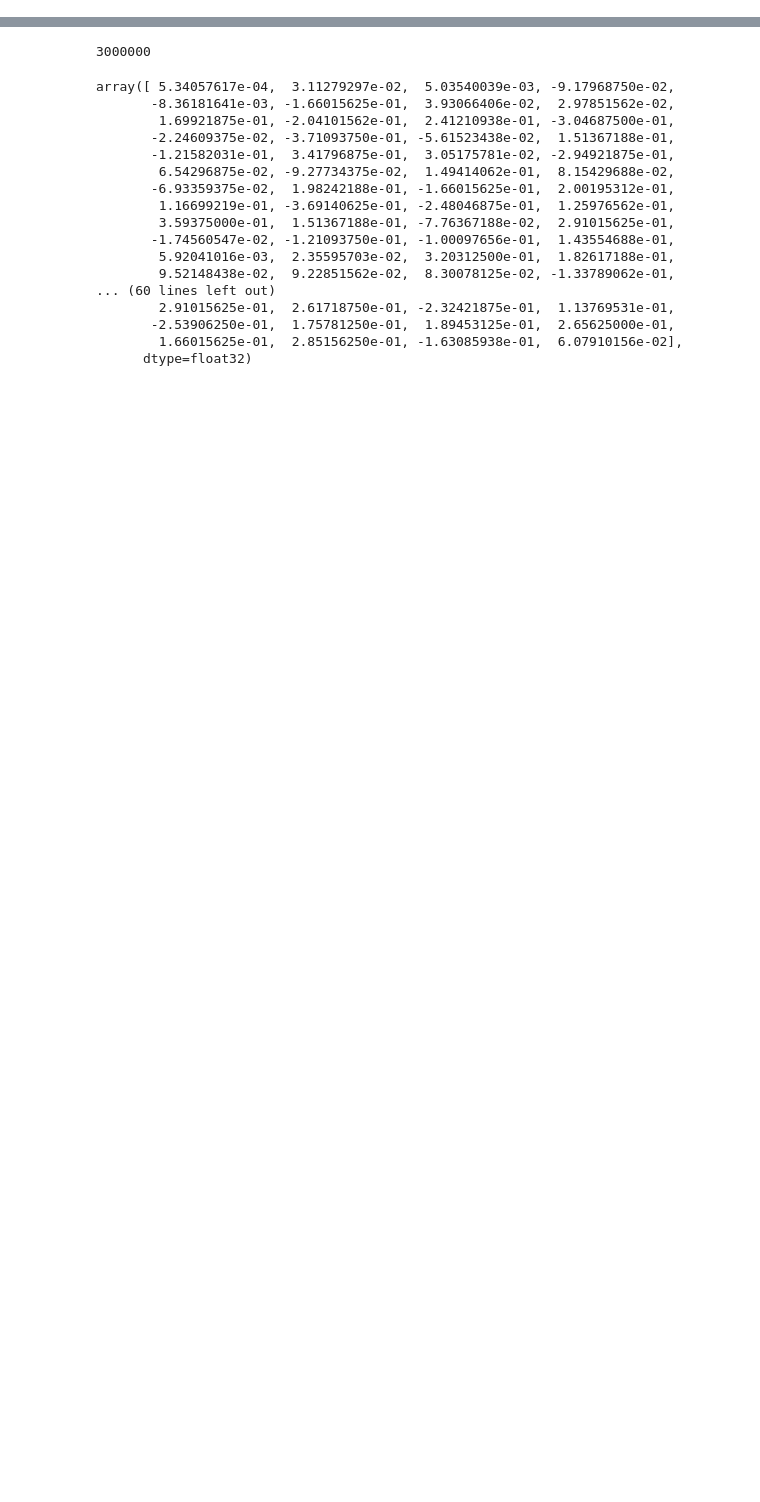
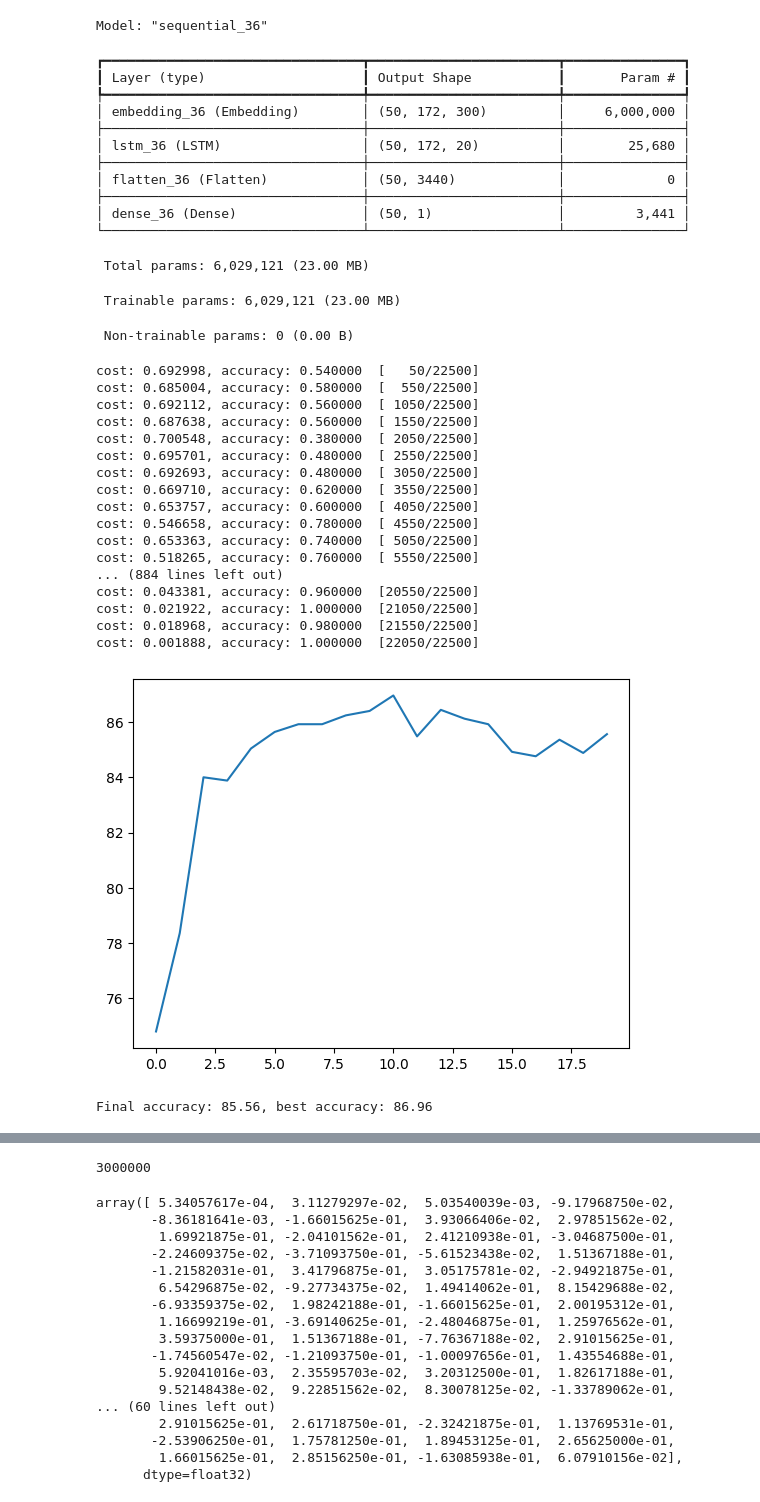
Before and after one commit to nwon24/nlp, a Jupyter notebook: W6/LSTM_WordEmbeddings.ipynb, the cells around one changed output, grey strips where cells are left out. Drawn from its saved outputs; the diff is of its cells as text; code cells hidden in the pictures; blank space fills up the shorter version.

Commit message:
Created using Colab - larger dataset

```diff
--- a/W6/LSTM_WordEmbeddings.ipynb
+++ b/W6/LSTM_WordEmbeddings.ipynb
@@ -20,12 +20,14 @@ import torch
 import torch.nn as nn
 from torch.utils.data import Dataset, DataLoader
 from gensim.models.keyedvectors import KeyedVectors
+import matplotlib.pyplot as plt
+
 
 device=torch.accelerator.current_accelerator().type if torch.accelerator.is_available() else "cpu"
 
-data=pd.read_csv("xaa",encoding="utf-8")
+data=pd.read_csv("xab",encoding="utf-8")
 
-word2vec_model = KeyedVectors.load_word2vec_format("drive/MyDrive/Colab Notebooks/GoogleNews-vectors-negative300.bin.gz", binary=True)
+word2vec_model = KeyedVectors.load_word2vec_format("drive/MyDrive/Colab Notebooks/GoogleNews-vectors-negative300.bin.gz", binary=True, limit=20000)
 #print(word2vec_model.get_index("the"))
 vect  = CountVectorizer(stop_words="english",max_df=0.7)
 #corpus = vect.fit_transform(data["text"])
@@ -65,9 +67,9 @@ def transform(text,vect):
 
 # print(corpus_vec)
 
-bsize=128
-epochs=4
-lr=1e-4
+bsize=50
+epochs=20
+lr=5e-4
 embed_dim=300
 
 class corpus(Dataset):
@@ -87,7 +89,7 @@ class lstm(nn.Module):
         self.hidden_size=hidden_size
         self.seq=seq
         self.rnn=True
-        self.lstm=nn.LSTM(input_size,hidden_size,batch_first=True,num_layers=1)
+        self.lstm=nn.LSTM(input_size,hidden_size,batch_first=True,num_layers=3)
         self.fc=nn.Linear(self.hidden_size*seq,1)
         #self.fc=nn.Linear(self.hidden_size,1)
         #self.embed=nn.Embedding(len(vect.vocabulary_),input_size)
@@ -133,12 +135,12 @@ class dense(nn.Module):
 vocab=len(vect.vocabulary_)
 Encoder = LabelEncoder()
 corpus_vec = transform(data["text"],vect)
-train_corpus_vec, test_corpus_vec, train_label, test_label = model_selection.train_test_split(corpus_vec,data["label"],test_size=0.2)
+train_corpus_vec, test_corpus_vec, train_label, test_label = model_selection.train_test_split(corpus_vec,data["label"],test_size=0.1)
 train_label = torch.from_numpy(Encoder.fit_transform(train_label)).float()
 test_label = torch.from_numpy(Encoder.fit_transform(test_label)).float()
 #train_corpus_vec = transform(train_corpus,vect)
 #test_corpus_vec = transform(test_corpus,vect)
-lstm_classifier=lstm(embed_dim,30,maxlen)
+lstm_classifier=lstm(embed_dim,200,maxlen)
 loss_fn=nn.BCELoss()
 #loss_fn=nn.BCEWithLogitsLoss()
 #loss_fn=nn.MSELoss()
@@ -149,6 +151,8 @@ optimizer=torch.optim.Adam(lstm_classifier.parameters(),lr=lr)
 dense_classifier=dense(maxlen,vocab,16)
 
 c=lstm_classifier
+
+c=c.to(device)
 
 train_dataloader=DataLoader(corpus(train_corpus_vec,train_label,maxlen),batch_size=bsize,shuffle=True)
 test_dataloader=DataLoader(corpus(test_corpus_vec,test_label,maxlen),batch_size=bsize,shuffle=True)
@@ -195,37 +199,78 @@ def test_loop(dataloader, model, loss_fn):
             else:
                 pred=model(x)
             #pred=model(x)
             #print(torch.round(pred.flatten()),y)
             test_loss += loss_fn(pred.flatten(), y).item()
             ncorrect = (torch.round(pred.flatten()) == y).sum().item()
-            print(ncorrect)
+            #print(ncorrect)
             correct += ncorrect
 
-    print(correct,size)
-    print(f"Test Error: \n Accuracy: {(100*correct/size):>0.1f}%, Avg loss: {100*test_loss/size:>8f} \n")
+    #print(correct,size)
+    #print(f"Test Error: \n Accuracy: {(100*correct/size):>0.1f}%, Avg loss: {100*test_loss/size:>8f} \n")
+    return 100*correct/size
 
 #keras_model=Sequential([InputLayer(input_shape=(maxlen,),batch_size=bsize),
 #                        Embedding(len(vect.vocabulary_),16),
 #                  Flatten(),
 #                  Dense(1,activation="sigmoid")])
 keras_model=Sequential([InputLayer(shape=(maxlen,),batch_size=bsize),
                         Embedding(len(word2vec_model),embed_dim),
                         LSTM(20,return_sequences=True),
                   Flatten(),
                   Dense(1,activation="sigmoid")])
 keras_model.compile(optimizer="adam",loss="binary_crossentropy",metrics=["accuracy"])
 keras_model.summary()
 
 use_torch=True
 
+x=np.arange(epochs)
+y=np.zeros(epochs)
 #print(corpus_vec[0])
 if use_torch==True:
     for epoch in range(epochs):
         train(train_dataloader,c,loss_fn,optimizer)
-    test_loop(test_dataloader,c,loss_fn)
+        y[epoch] = test_loop(test_dataloader,c,loss_fn)
+    plt.plot(x,y)
+    plt.show()
+    print(f"Final accuracy: {y[-1]:.2f}, best accuracy: {y[np.argmax(y)]:.2f}")
 else:
     keras_model.fit(train_corpus_vec,train_label,batch_size=bsize,epochs=epochs,validation_data=(test_corpus_vec,test_label))
     keras_model.evaluate(test_corpus_vec,test_label,batch_size=bsize)
+# %% [output]
+Model: "sequential_36"
+┏━━━━━━━━━━━━━━━━━━━━━━━━━━━━━━━━━┳━━━━━━━━━━━━━━━━━━━━━━━━┳━━━━━━━━━━━━━━━┓
+┃ Layer (type)                    ┃ Output Shape           ┃       Param # ┃
+┡━━━━━━━━━━━━━━━━━━━━━━━━━━━━━━━━━╇━━━━━━━━━━━━━━━━━━━━━━━━╇━━━━━━━━━━━━━━━┩
+│ embedding_36 (Embedding)        │ (50, 172, 300)         │     6,000,000 │
+├─────────────────────────────────┼────────────────────────┼───────────────┤
+│ lstm_36 (LSTM)                  │ (50, 172, 20)          │        25,680 │
+├─────────────────────────────────┼────────────────────────┼───────────────┤
+│ flatten_36 (Flatten)            │ (50, 3440)             │             0 │
+├─────────────────────────────────┼────────────────────────┼───────────────┤
+│ dense_36 (Dense)                │ (50, 1)                │         3,441 │
+└─────────────────────────────────┴────────────────────────┴───────────────┘
+ Total params: 6,029,121 (23.00 MB)
+ Trainable params: 6,029,121 (23.00 MB)
+ Non-trainable params: 0 (0.00 B)
+cost: 0.692998, accuracy: 0.540000  [   50/22500]
+cost: 0.685004, accuracy: 0.580000  [  550/22500]
+cost: 0.692112, accuracy: 0.560000  [ 1050/22500]
+cost: 0.687638, accuracy: 0.560000  [ 1550/22500]
+cost: 0.700548, accuracy: 0.380000  [ 2050/22500]
+cost: 0.695701, accuracy: 0.480000  [ 2550/22500]
+cost: 0.692693, accuracy: 0.480000  [ 3050/22500]
+cost: 0.669710, accuracy: 0.620000  [ 3550/22500]
+cost: 0.653757, accuracy: 0.600000  [ 4050/22500]
+cost: 0.546658, accuracy: 0.780000  [ 4550/22500]
+cost: 0.653363, accuracy: 0.740000  [ 5050/22500]
+cost: 0.518265, accuracy: 0.760000  [ 5550/22500]
+... (884 lines left out)
+cost: 0.043381, accuracy: 0.960000  [20550/22500]
+cost: 0.021922, accuracy: 1.000000  [21050/22500]
+cost: 0.018968, accuracy: 0.980000  [21550/22500]
+cost: 0.001888, accuracy: 1.000000  [22050/22500]
+[figure, added]
+Final accuracy: 85.56, best accuracy: 86.96
 # %%
 !pip install gensim
 # %% [output]
```
Also changed, not shown: parts of 1 cell of this notebook.
